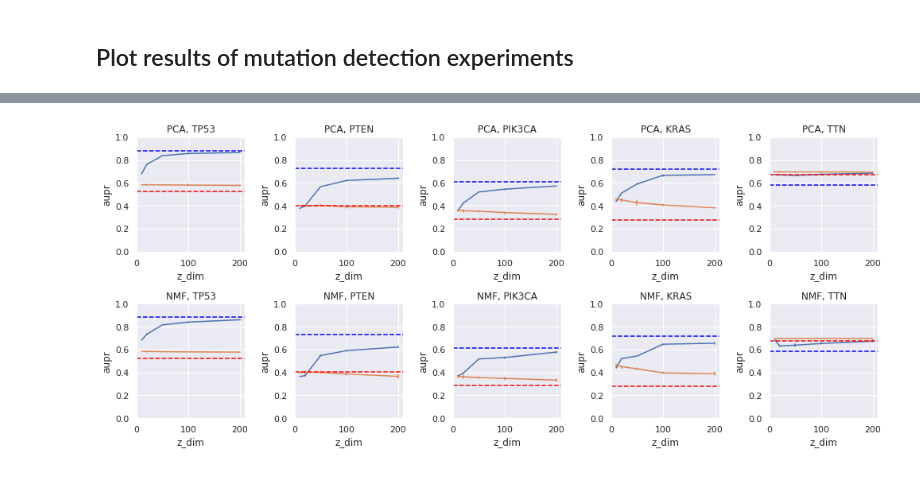
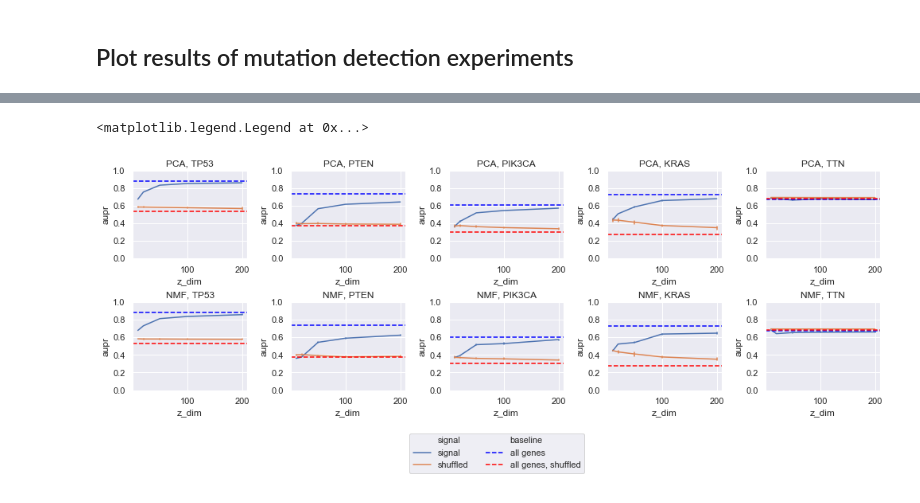
Before and after one commit to jjc2718/netreg, a Jupyter notebook: 4.plot_mutation_results.ipynb, the cells around one changed output, grey strips where cells are left out. Cells and saved outputs as stored; diff of their text form; code cells hidden in the pictures.

Commit message:
add legend to mutation results plot

```diff
--- a/4.plot_mutation_results.ipynb
+++ b/4.plot_mutation_results.ipynb
@@ -61,30 +65,37 @@ raw_df.head(n=10)
 # %%
 import warnings
 
 sns.set()
 fig, axarr = plt.subplots(2, 5)
 fig.set_figwidth(14)
 fig.set_figheight(6)
 
 with warnings.catch_warnings():
     # filter deprecation warning in scipy
     warnings.filterwarnings('ignore', category=FutureWarning)
     for a_ix, alg in enumerate(['pca', 'nmf']):
         for g_ix, gene_name in enumerate(genes):
             ax = axarr[a_ix, g_ix]
             gene_df = df[(df['gene_or_cancertype'] == gene_name) &
                          (df['algorithm'] == alg)]
             sns.lineplot(data=gene_df, x='z_dim', y='aupr', hue='signal',
                          err_style='bars', ax=ax)
             raw_aupr = raw_df[(raw_df['gene_or_cancertype'] == gene_name) &
                               (raw_df['signal'] == 'signal')]['aupr'].values[0]
             shuffled_aupr = raw_df[(raw_df['gene_or_cancertype'] == gene_name) &
                                    (raw_df['signal'] == 'shuffled')]['aupr'].values[0]
-            ax.axhline(y=raw_aupr, color='blue', linestyle='--')
-            ax.axhline(y=shuffled_aupr, color='red', linestyle='--')
+            ax.axhline(y=raw_aupr, color='blue', linestyle='--', label='all genes')
+            ax.axhline(y=shuffled_aupr, color='red', linestyle='--', label='all genes, shuffled')
             ax.set_ylim((0.0, 1.0))
+            if a_ix == 1 and g_ix == len(genes)-1:
+                handles, labels = ax.get_legend_handles_labels()
             ax.get_legend().remove()
             ax.set_title('{}, {}'.format(alg.upper(), gene_name))
-plt.tight_layout()
+plt.tight_layout(h_pad=2)
+fig.subplots_adjust(bottom=0.3)
+labels.insert(3, 'baseline')
+handles.insert(3, handles[0])
+plt.figlegend(handles, labels, loc='lower center', bbox_to_anchor=(0.5, 0.025), ncol=2)
 # %% [output]
+<matplotlib.legend.Legend at 0x...>
-[figure, old version]
+[figure, new version]
```
Also changed, not shown: parts of 3 cells of this notebook.
